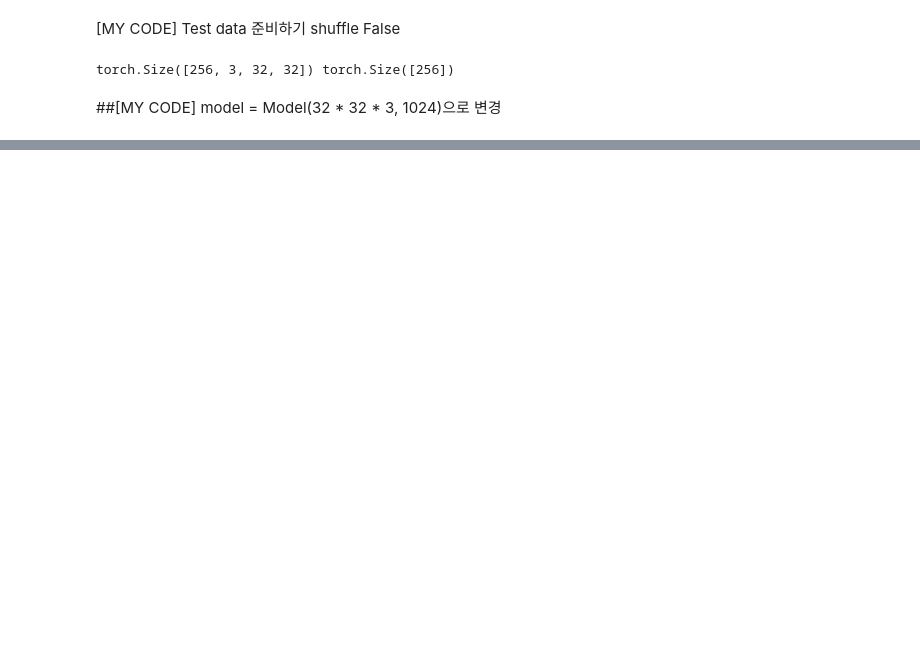
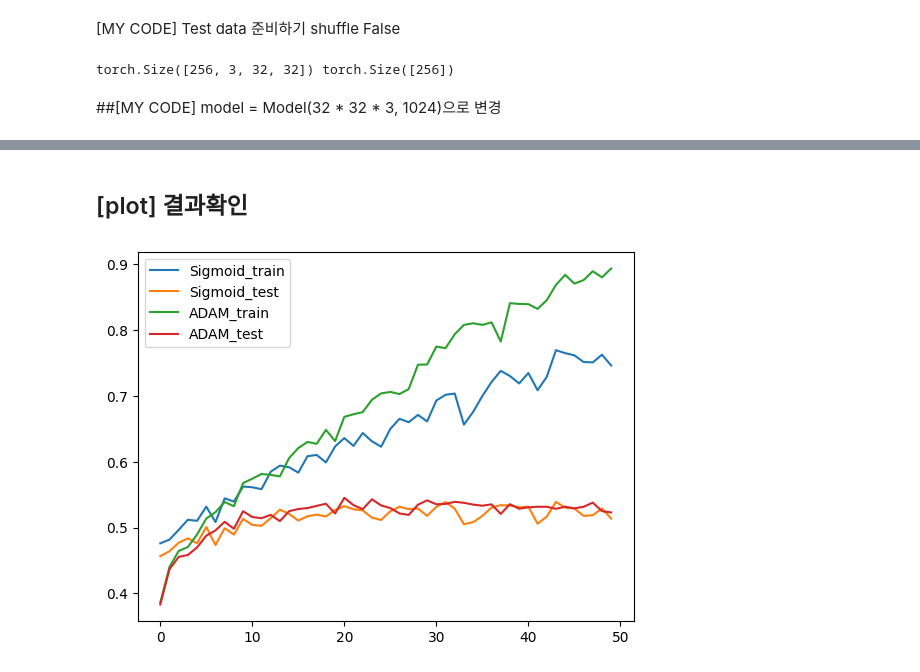
Before and after one commit to rocodoco20/AI1week, a Jupyter notebook: cuda_psy_1Hweek.ipynb, the cells around one changed output, grey strips where cells are left out. Saved outputs shown, nothing was run; the diff lists cells and outputs as text; code cells hidden in the pictures; blank space fills up the shorter version.

```diff
--- a/cuda_psy_1Hweek.ipynb
+++ b/cuda_psy_1Hweek.ipynb
@@ -127,0 +263,12 @@ RuntimeError: Expected all tensors to be on the same device, but found at least
+# %%
+from torch.optim import Adam
+
+lr = 0.001
+model2 = model.to('cuda')
+optimizer2 = Adam(model2.parameters(), lr=lr)
+# %%
+from torch.optim import Adam
+
+lr = 0.001
+model3 = model3.to('cuda')
+optimizer3 = Adam(model3.parameters(), lr=lr)
@@ -127,0 +382,18 @@ RuntimeError: Expected all tensors to be on the same device, but found at least
+# %% [markdown]
+## [plot] 결과확인
+# %%
+import numpy as np
+
+def plot_acc(Sigmoid_train_accs, Sigmoid_test_accs, adam_train_accs, adam_test_accs, label1='Sigmoid_train', label2='Sigmoid_test', label3='ADAM_train', label4='ADAM_test'):
+  x = np.arange(len(Sigmoid_train_accs))
+  x2 = np.arange(len(adam_train_accs))
+  plt.plot(x, Sigmoid_train_accs, label=label1)
+  plt.plot(x, Sigmoid_test_accs, label=label2)
+  plt.plot(x2, adam_train_accs, label=label3)
+  plt.plot(x2, adam_test_accs, label=label4)
+  plt.legend()
+  plt.show()
+
+plot_acc(Sigmoid_train_accs, Sigmoid_test_accs, adam_train_accs, adam_test_accs)
+# %% [output]
+[figure, added]
```
Also changed, not shown: parts of 21 cells of this notebook.
